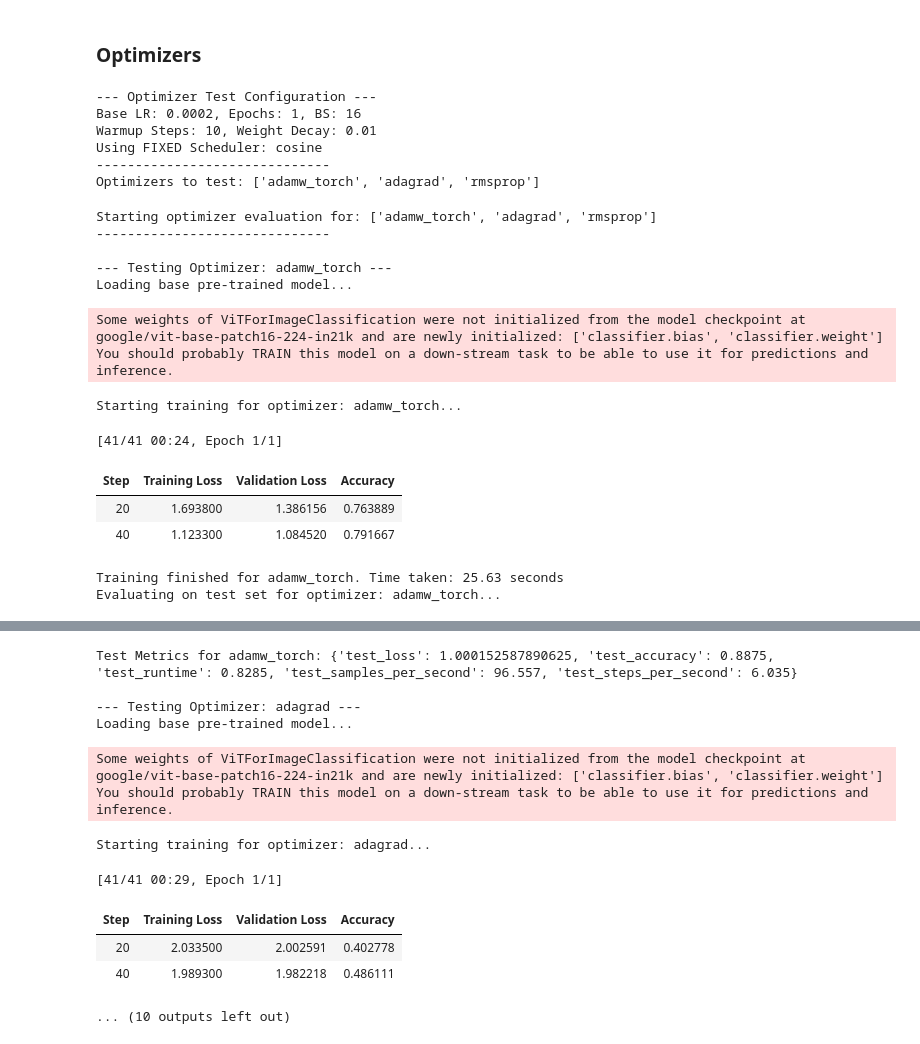
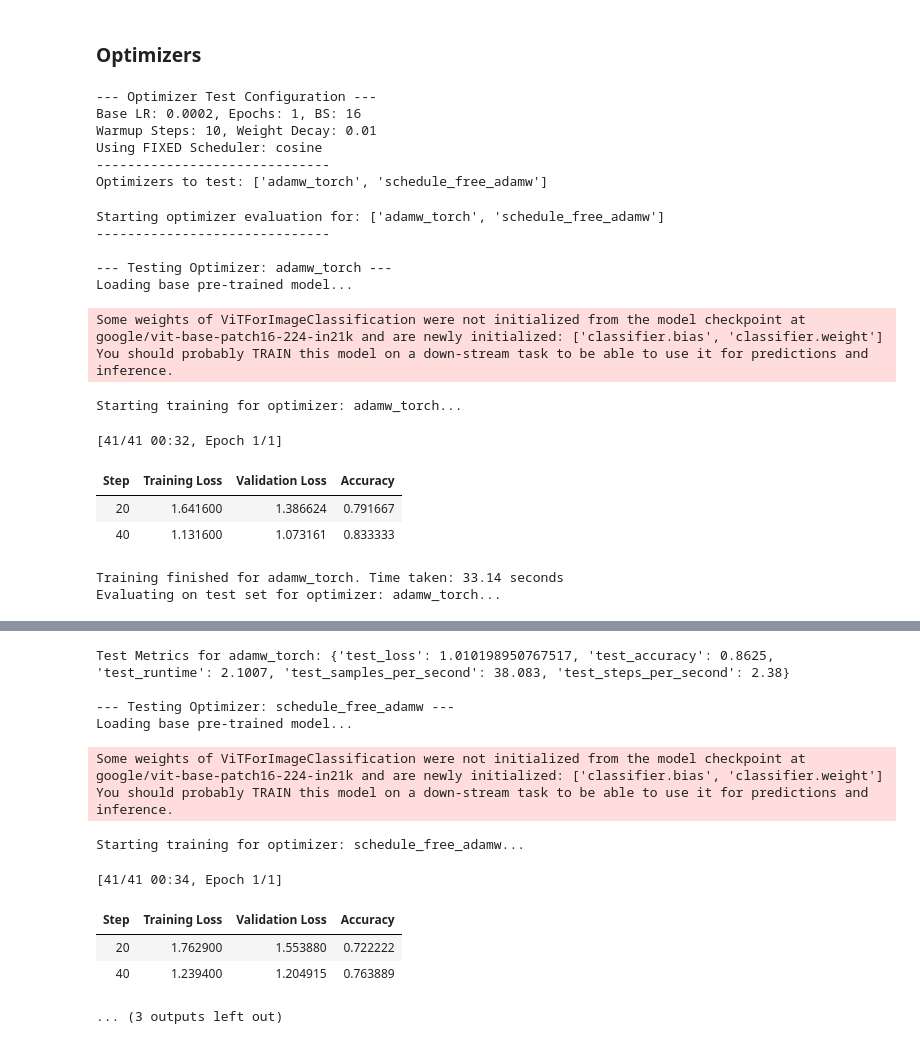
Before and after one commit to mohit2016/CS7643-Project-SP25, a Jupyter notebook: v1_CS7643_ViT.ipynb, the cells around one changed output, grey strips where cells are left out. Saved outputs shown, nothing was run; the diff lists cells and outputs as text; code cells hidden in the pictures.

```diff
--- a/v1_CS7643_ViT.ipynb
+++ b/v1_CS7643_ViT.ipynb
@@ -257,7 +259,7 @@ import numpy as np
 train_args = TrainingArguments(
     output_dir="output-models",
   per_device_train_batch_size=16,
-  evaluation_strategy="steps",
+  eval_strategy="steps",
   num_train_epochs=1, # later, we can set higher to 2 or 3
   fp16=True,
   save_steps=10,
@@ -560,7 +502,7 @@ for scheduler_name in schedulers_to_test:
         logging_dir=f"{output_dir}/logs",
         per_device_train_batch_size=BASE_BATCH_SIZE,
         per_device_eval_batch_size=BASE_BATCH_SIZE,
-        evaluation_strategy="steps",
+        eval_strategy="steps",
         logging_steps=10,
         eval_steps=20,
         num_train_epochs=BASE_NUM_EPOCHS,
@@ -781,8 +727,10 @@ optimizers_to_test = [
     "adamw_torch",
     # "adafactor",
     # "sgd",
-    "adagrad",
-    "rmsprop",
+    # "adagrad",
+    # "rmsprop",
+    "schedule_free_adamw",
+    # more at: https://huggingface.co/docs/transformers/v4.51.3/en/main_classes/optimizer_schedules#transformers.SchedulerType
 ]
 print(f"Optimizers to test: {optimizers_to_test}")
 
@@ -800,7 +748,7 @@ Base LR: 0.0002, Epochs: 1, BS: 16
 Warmup Steps: 10, Weight Decay: 0.01
 Using FIXED Scheduler: cosine
 ------------------------------
-Optimizers to test: ['adamw_torch', 'adagrad', 'rmsprop']
+Optimizers to test: ['adamw_torch', 'schedule_free_adamw']
 # %%
 print(f"\nStarting optimizer evaluation for: {optimizers_to_test}")
 print("-" * 30)
@@ -814,7 +762,7 @@ for optimizer_name in optimizers_to_test:
         logging_dir=f"{output_dir}/logs",
         per_device_train_batch_size=BASE_BATCH_SIZE,
         per_device_eval_batch_size=BASE_BATCH_SIZE,
-        evaluation_strategy="steps",
+        eval_strategy="steps",
         logging_steps=10,
         eval_steps=20,
         num_train_epochs=BASE_NUM_EPOCHS,
@@ -856,52 +804,52 @@ for optimizer_name in optimizers_to_test:
     start_time = time.time()
     train_result = trainer.train()
     training_time = time.time() - start_time
     print(f"Training finished for {optimizer_name}. Time taken: {training_time:.2f} seconds")
 
     print(f"Evaluating on test set for optimizer: {optimizer_name}...")
     predict_output = trainer.predict(test_ds)
     test_metrics = predict_output.metrics
     print(f"Test Metrics for {optimizer_name}: {test_metrics}")
 
     optimizer_results[optimizer_name] = {
         'test_metrics': test_metrics,
         'training_time': training_time,
         'log_history': trainer.state.log_history,
     }
 
     del model, trainer
     if torch.cuda.is_available():
         torch.cuda.empty_cache()
 
 print("\n--- Optimizer Evaluation Complete ---")
 # %% [output]
-Starting optimizer evaluation for: ['adamw_torch', 'adagrad', 'rmsprop']
+Starting optimizer evaluation for: ['adamw_torch', 'schedule_free_adamw']
 ------------------------------
 
 --- Testing Optimizer: adamw_torch ---
 Loading base pre-trained model...
 Some weights of ViTForImageClassification were not initialized from the model checkpoint at google/vit-base-patch16-224-in21k and are newly initialized: ['classifier.bias', 'classifier.weight']
 You should probably TRAIN this model on a down-stream task to be able to use it for predictions and inference.
 Starting training for optimizer: adamw_torch...
-[41/41 00:24, Epoch 1/1]
+[41/41 00:32, Epoch 1/1]
 | Step | Training Loss | Validation Loss | Accuracy |
-| 20 | 1.693800 | 1.386156 | 0.763889 |
-| 40 | 1.123300 | 1.084520 | 0.791667 |
+| 20 | 1.641600 | 1.386624 | 0.791667 |
+| 40 | 1.131600 | 1.073161 | 0.833333 |
-Training finished for adamw_torch. Time taken: 25.63 seconds
+Training finished for adamw_torch. Time taken: 33.14 seconds
 Evaluating on test set for optimizer: adamw_torch...
 [interactive output not drawn]
-Test Metrics for adamw_torch: {'test_loss': 1.000152587890625, 'test_accuracy': 0.8875, 'test_runtime': 0.8285, 'test_samples_per_second': 96.557, 'test_steps_per_second': 6.035}
+Test Metrics for adamw_torch: {'test_loss': 1.010198950767517, 'test_accuracy': 0.8625, 'test_runtime': 2.1007, 'test_samples_per_second': 38.083, 'test_steps_per_second': 2.38}
 
---- Testing Optimizer: adagrad ---
+--- Testing Optimizer: schedule_free_adamw ---
 Loading base pre-trained model...
 Some weights of ViTForImageClassification were not initialized from the model checkpoint at google/vit-base-patch16-224-in21k and are newly initialized: ['classifier.bias', 'classifier.weight']
 You should probably TRAIN this model on a down-stream task to be able to use it for predictions and inference.
-Starting training for optimizer: adagrad...
+Starting training for optimizer: schedule_free_adamw...
-[41/41 00:29, Epoch 1/1]
+[41/41 00:34, Epoch 1/1]
 | Step | Training Loss | Validation Loss | Accuracy |
-| 20 | 2.033500 | 2.002591 | 0.402778 |
-| 40 | 1.989300 | 1.982218 | 0.486111 |
+| 20 | 1.762900 | 1.553880 | 0.722222 |
+| 40 | 1.239400 | 1.204915 | 0.763889 |
-... (10 outputs left out)
+... (3 outputs left out)
 # %%
 print("\n--- Analyzing Optimizer Results ---")
 
```
Also changed, not shown: parts of 13 cells of this notebook.
